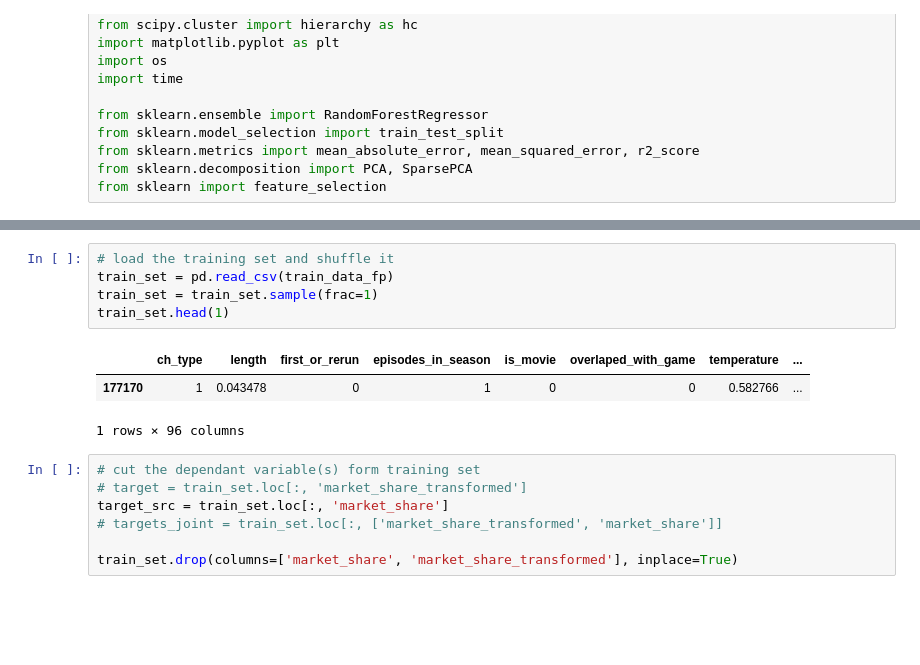
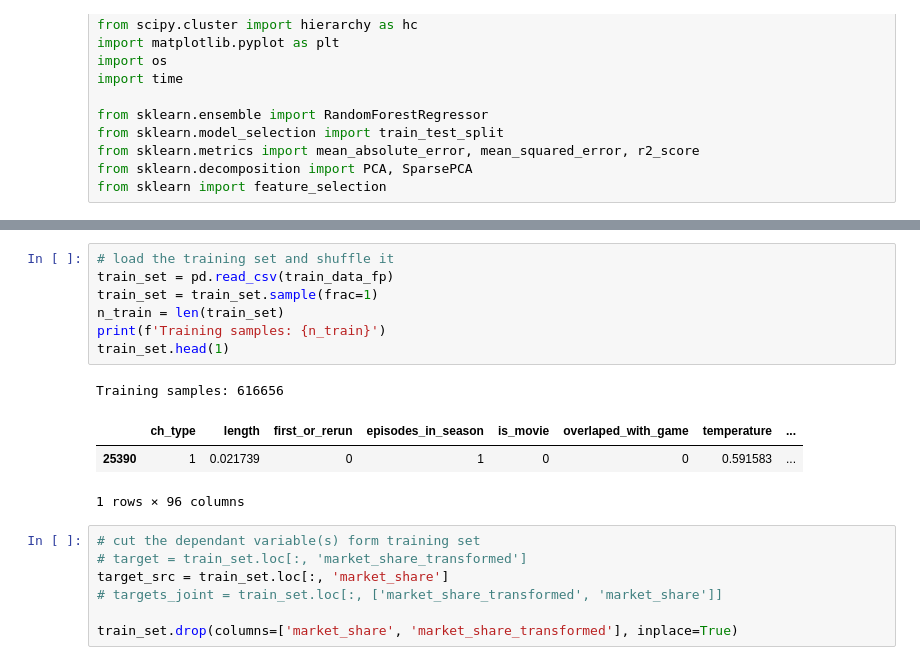
Before and after one commit to Carbonrun/YapAiTek_Challenge, a Jupyter notebook: 2.3_FE_Dim-Reduction.ipynb, the cells around one changed output, grey strips where cells are left out. Saved outputs shown, nothing was run; the diff lists cells and outputs as text; blank space fills up the shorter version.

```diff
--- a/2.3_FE_Dim-Reduction.ipynb
+++ b/2.3_FE_Dim-Reduction.ipynb
@@ -65,12 +83,15 @@ os.listdir(data_dir)
 # %%
 # load the training set and shuffle it
 train_set = pd.read_csv(train_data_fp)
 train_set = train_set.sample(frac=1)
+n_train = len(train_set)
+print(f'Training samples: {n_train}')
 train_set.head(1)
 # %% [output]
+Training samples: 616656
 |  | ch_type | length | first_or_rerun | episodes_in_season | is_movie | overlaped_with_game | temperature | ... |
-| 177170 | 1 | 0.043478 | 0 | 1 | 0 | 0 | 0.582766 | ... |
+| 25390 | 1 | 0.021739 | 0 | 1 | 0 | 0 | 0.591583 | ... |
-1 rows × 96 columns
+1 rows × 96 columns
 # %%
 # cut the dependant variable(s) form training set
 # target = train_set.loc[:, 'market_share_transformed']
```
Also changed, not shown: parts of 42 cells of this notebook.
